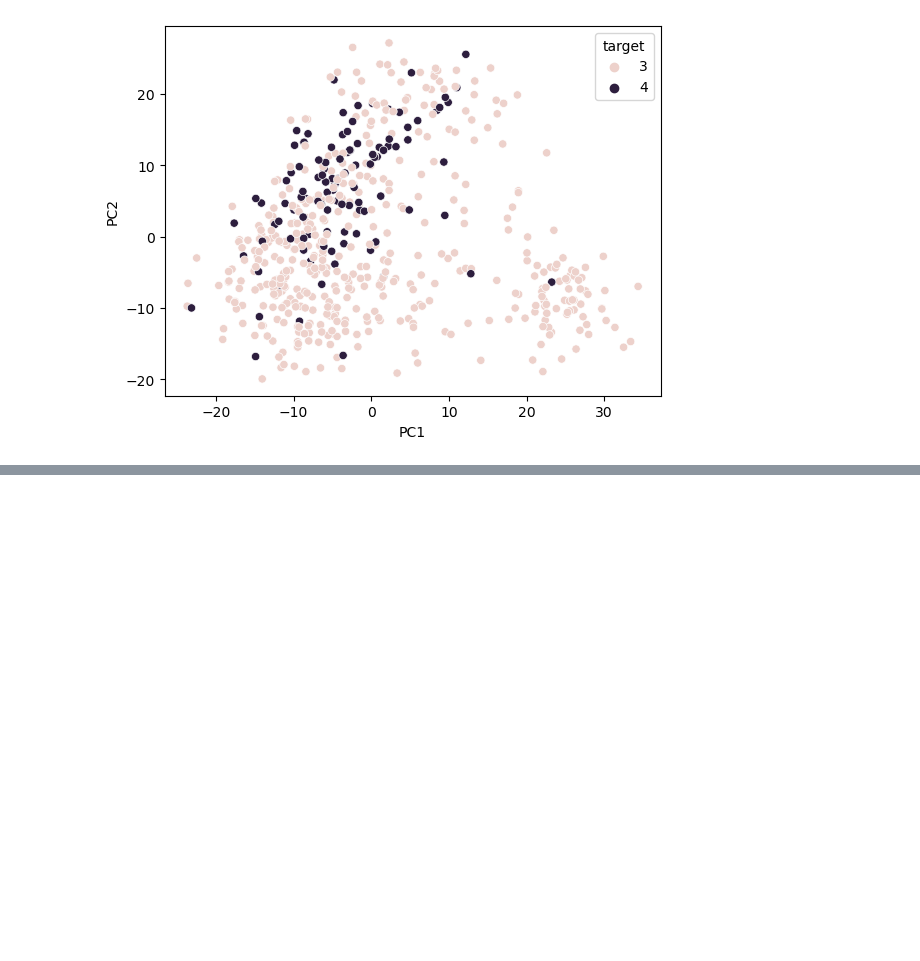
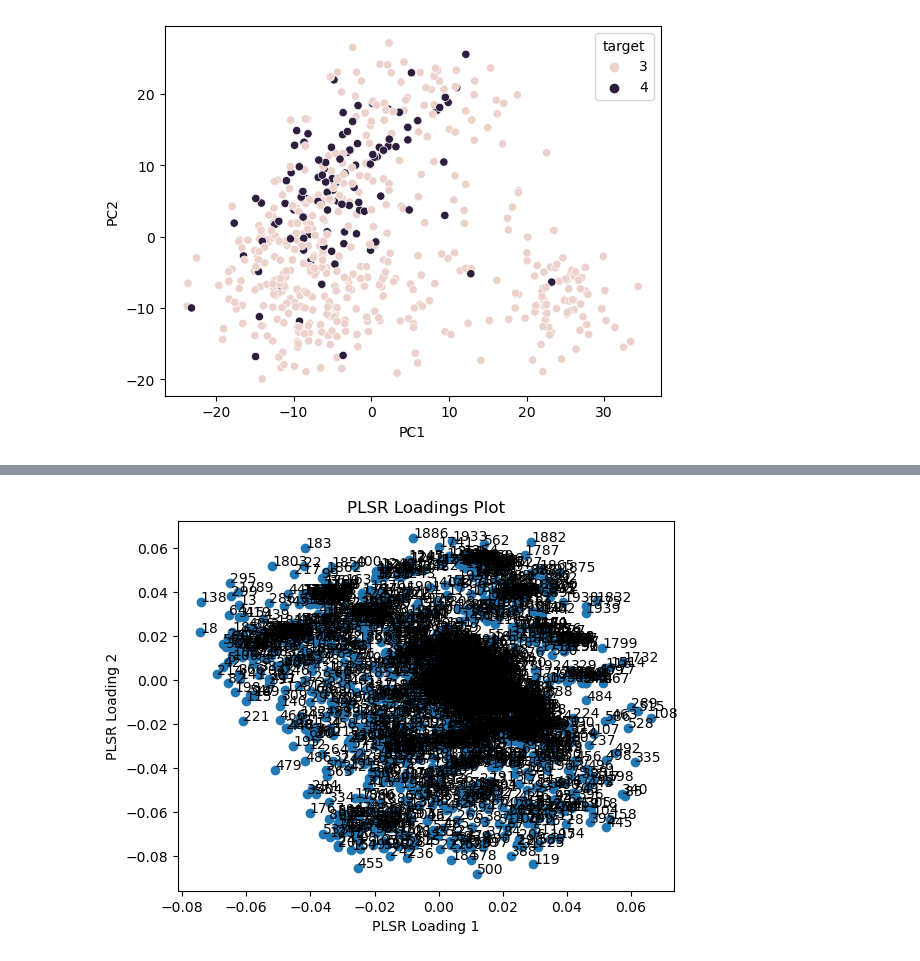
Before and after one commit to chanananins/BRCA-PCA, a Jupyter notebook: BRCA-PCA.ipynb, the cells around one changed output, grey strips where cells are left out. Cells and saved outputs as stored; diff of their text form; code cells hidden in the pictures; blank space fills up the shorter version.

```diff
--- a/BRCA-PCA.ipynb
+++ b/BRCA-PCA.ipynb
@@ -300,0 +297,38 @@ plt.legend(targets,prop={'size': 15})
+# %%
+#PLSR Maybe
+X = modified_dataset2.iloc[:, 0:1940].values
+y = modified_dataset2.iloc[:, 1935:1935].values  # Select last 5 columns as target variables
+
+X_train, X_test, y_train, y_test = train_test_split(X, y, test_size=0.2, random_state=0)
+
+sc = StandardScaler()
+X_train = sc.fit_transform(X_train)
+X_test = sc.transform(X_test)
+
+from sklearn.cross_decomposition import PLSRegression
+
+pls = PLSRegression(n_components=2)
+pls.fit(X_train, y_train)
+y_pred = pls.predict(X_test)
+
+
+# Get the loadings matrix
+loadings = pls.x_loadings_
+
+
+# Create a scatter plot
+plt.scatter(loadings[:,0], loadings[:,1])
+
+# Add labels to each point
+for i in range(loadings.shape[0]):
+    plt.annotate(str(i+1), (loadings[i,0], loadings[i,1]))
+
+# Add axis labels and title
+plt.xlabel('PLSR Loading 1')
+plt.ylabel('PLSR Loading 2')
+plt.title('PLSR Loadings Plot')
+
+# Show the plot
+plt.show()
+# %% [output]
+[figure, added]
```
Also changed, not shown: parts of 17 cells of this notebook, 1 other file.
